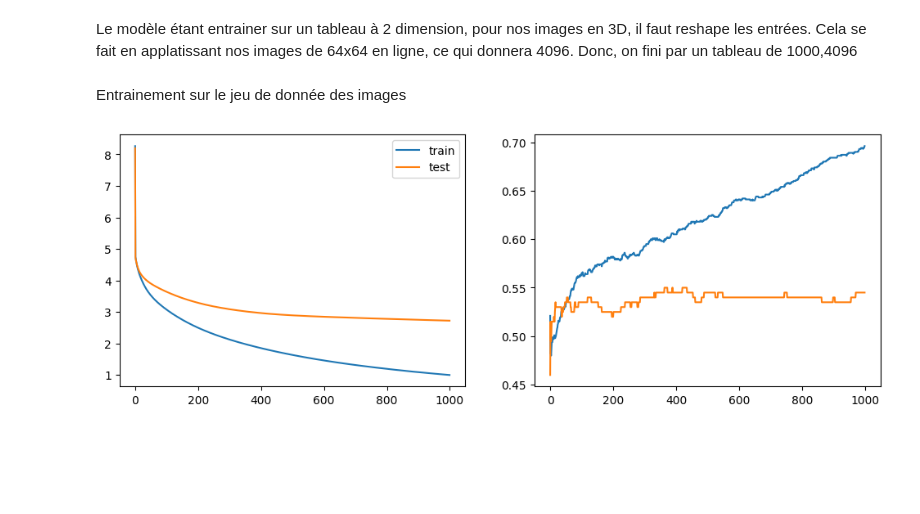
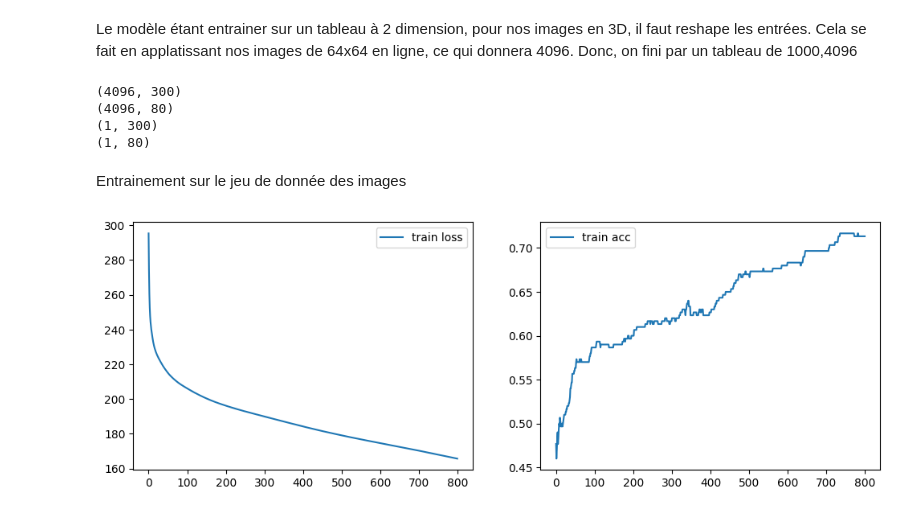
Before and after one commit to hermannkouadio/deep_learning, a Jupyter notebook: 1st_llm_model.ipynb, the cells around one changed output. Saved outputs shown, nothing was run; the diff lists cells and outputs as text; code cells hidden in the pictures; blank space fills up the shorter version.

Commit message:
set up neural network with 2 level

```diff
--- a/1st_llm_model.ipynb
+++ b/1st_llm_model.ipynb
@@ -60,11 +87,22 @@ def update(dW, db, W, b, learning_rate):
+# %%
+def update(gradients, model_params, learning_rate):
+    # couche 1
+    model_params['W1'] = model_params['W1'] - learning_rate * gradients['dW1']
+    model_params['b1'] = model_params['b1'] - learning_rate * gradients['db1']
+
+    # couche 2
+    model_params['W2'] = model_params['W2'] - learning_rate * gradients['dW2']
+    model_params['b2'] = model_params['b2'] - learning_rate * gradients['db2']
+
+    return model_params # valeur du modèle appris qui serviront à de futurs prédictions
 # %% [markdown]
 Pour faire la prédiction à partir du modèle
 # %%
-def predict(X, W, b):
-    A = model(X, W, b)
+def predict(X, model_params):
+    activation = forward_propagation(X, model_params)
     # la valeur du simoig est compris entre 0 et 1
     # print(A) # activation (probabilité) associée à l'élément
-    return A >= 0.5
+    return activation['A2'] >= 0.5
 # %% [markdown]
 Implémentation du réseau de neurone
 # %%
@@ -161,13 +195,39 @@ Le modèle étant entrainer sur un tableau à 2 dimension, pour nos images en 3D
 Cela se fait en applatissant nos images de 64x64 en ligne, ce qui donnera 4096.
 Donc, on fini par un tableau de 1000,4096
 # %%
+y_train = y_train.T
+y_test = y_test.T
+
 # la division ici joue le role de normalisation (MinMax) : X = (X - min) / (max - min)
-X_train_reshape = X_train.reshape(X_train.shape[0], -1) / X_train.max()
-X_test_reshape = X_test.reshape(X_test.shape[0], -1) / X_train.max()
+X_train = X_train.T
+X_train_reshape = X_train.reshape(-1, X_train.shape[-1]) / X_train.max()
+
+X_test = X_test.T
+X_test_reshape = X_test.reshape(-1, X_test.shape[-1]) / X_train.max()
+
+# autres params
+m_train = 300
+m_test = 80
+
+X_test_reshape = X_test_reshape[:, :m_test]
+X_train_reshape = X_train_reshape[:, :m_train]
+
+y_train = y_train[:, :m_train]
+y_test = y_test[:, :m_test]
+
+
+print(X_train_reshape.shape)
+print(X_test_reshape.shape)
+print(y_train.shape)
+print(y_test.shape)
+# %% [output]
+(4096, 300)
+(4096, 80)
+(1, 300)
+(1, 80)
 # %% [markdown]
 Entrainement sur le jeu de donnée des images
-# %%
-W, b = artificial_neuron(X_train_reshape, y_train, X_test_reshape, y_test, learning_rate=0.01, n_iter=10000)
-# on constate un overtting sur ces graphiques. Pour cela, il faut plus de données, ou réduire le nombre de variables, ou appliquer les régularisations, ou encore améliorer le réseau de neurones
-# %% [output]
-[figure, removed]
+# %%
+model_params = neural_network(X_train_reshape, y_train, X_test_reshape, y_test, n1=32, learning_rate=0.01, n_iter=8000)
+# %% [output]
+[figure, added]
```
Also changed, not shown: parts of 16 cells of this notebook.
